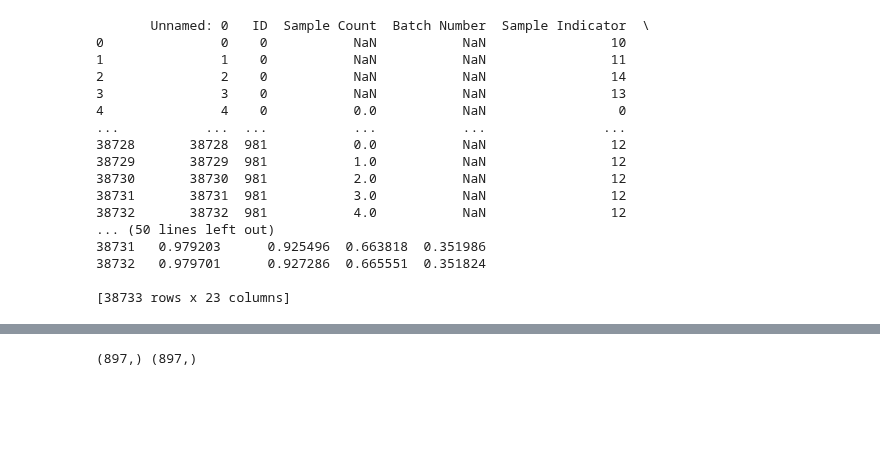
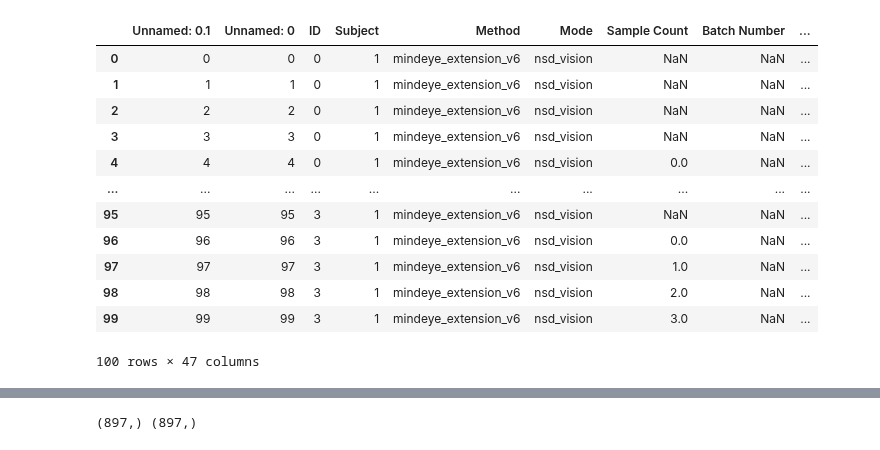
Before and after one commit to reesekneeland/Second-Sight, a Jupyter notebook: src/prepare_figures.ipynb, the cells around one changed output, grey strips where cells are left out. Cells and saved outputs as stored; diff of their text form; code cells hidden in the pictures; blank space fills up the shorter version.

```diff
--- a/src/prepare_figures.ipynb
+++ b/src/prepare_figures.ipynb
@@ -19,32 +19,46 @@ from scipy.stats import pearsonr,binom,linregress
 from ast import literal_eval
 import json
 os.chdir("..")
+# %%
+experiment = "braindiffuser_nsd_vision"
+num_samples = 982
+directory_path = f"output/dataframes/{experiment}/subject{subject}/subject{subject}_statistics_{num_samples}.csv"
+df = pd.read_csv(directory_path)
+# df.insert(loc=1, column='Subject', value=1)
+# df = column_string_to_list(df)
+for subject in [2,5,7]:
+    new_df = pd.read_csv(f"output/dataframes/{experiment}/subject{subject}/subject{subject}_statistics_{num_samples}.csv")
+    # new_df.insert(loc=1, column='Subject', value=subject)
+#     # new_df = column_string_to_list(new_df)
+    df = pd.concat([df, new_df])
+
+
+# print(df)
+df.to_csv(f"output/dataframes/{experiment}/all_subject_statistics.csv")
 # %%
 # Second Sight NSD Vision
 subject=1
-experiment = "mindeye_extension_v6"
+experiment = "mindeye_extension_v6"subject{subject}/subject{subject}_statistics_{num_samples}
+# experiment = "tagaki_nsd_vision"
 num_samples = 982
 # experiment = "ss_mi_imagery"
 # num_samples = 12
-directory_path = f"output/dataframes/{experiment}/subject{subject}/statistics_df_{experiment}_{num_samples}_preload.csv"
+# directory_path = f"output/dataframes/{experiment}/subject{subject}/statistics_df_{experiment}_{num_samples}.csv"
+directory_path = f"output/dataframes/{experiment}/all_subject_statistics.csv"
 df = pd.read_csv(directory_path)
 df.head(100)
-print(df)
+# print(df)
 # %% [output]
+|  | Unnamed: 0.1 | Unnamed: 0 | ID | Subject | Method | Mode | Sample Count | Batch Number | ... |
+| 0 | 0 | 0 | 0 | 1 | mindeye_extension_v6 | nsd_vision | NaN | NaN | ... |
+| 1 | 1 | 1 | 0 | 1 | mindeye_extension_v6 | nsd_vision | NaN | NaN | ... |
+| 2 | 2 | 2 | 0 | 1 | mindeye_extension_v6 | nsd_vision | NaN | NaN | ... |
+| 3 | 3 | 3 | 0 | 1 | mindeye_extension_v6 | nsd_vision | NaN | NaN | ... |
+| 4 | 4 | 4 | 0 | 1 | mindeye_extension_v6 | nsd_vision | 0.0 | NaN | ... |
+| ... | ... | ... | ... | ... | ... | ... | ... | ... | ... |
+| 95 | 95 | 95 | 3 | 1 | mindeye_extension_v6 | nsd_vision | NaN | NaN | ... |
+| 96 | 96 | 96 | 3 | 1 | mindeye_extension_v6 | nsd_vision | 0.0 | NaN | ... |
+| 97 | 97 | 97 | 3 | 1 | mindeye_extension_v6 | nsd_vision | 1.0 | NaN | ... |
+| 98 | 98 | 98 | 3 | 1 | mindeye_extension_v6 | nsd_vision | 2.0 | NaN | ... |
+| 99 | 99 | 99 | 3 | 1 | mindeye_extension_v6 | nsd_vision | 3.0 | NaN | ... |
-       Unnamed: 0   ID  Sample Count  Batch Number  Sample Indicator  \
-0               0    0           NaN           NaN                10
-1               1    0           NaN           NaN                11
-2               2    0           NaN           NaN                14
-3               3    0           NaN           NaN                13
-4               4    0           0.0           NaN                 0
-...           ...  ...           ...           ...               ...
-38728       38728  981           0.0           NaN                12
-38729       38729  981           1.0           NaN                12
-38730       38730  981           2.0           NaN                12
-38731       38731  981           3.0           NaN                12
-38732       38732  981           4.0           NaN                12
-... (50 lines left out)
-38731   0.979203      0.925496  0.663818  0.351986
-38732   0.979701      0.927286  0.665551  0.351824
-
-[38733 rows x 23 columns]
+100 rows × 47 columns
```
Also changed, not shown: parts of 2 cells of this notebook, 12 other files.
